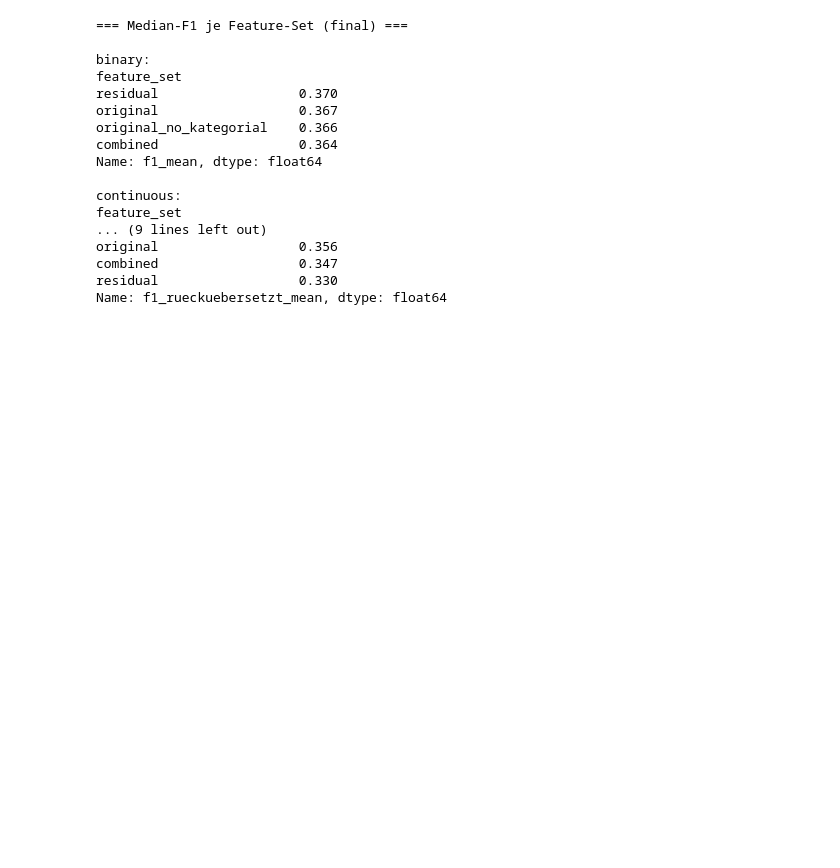
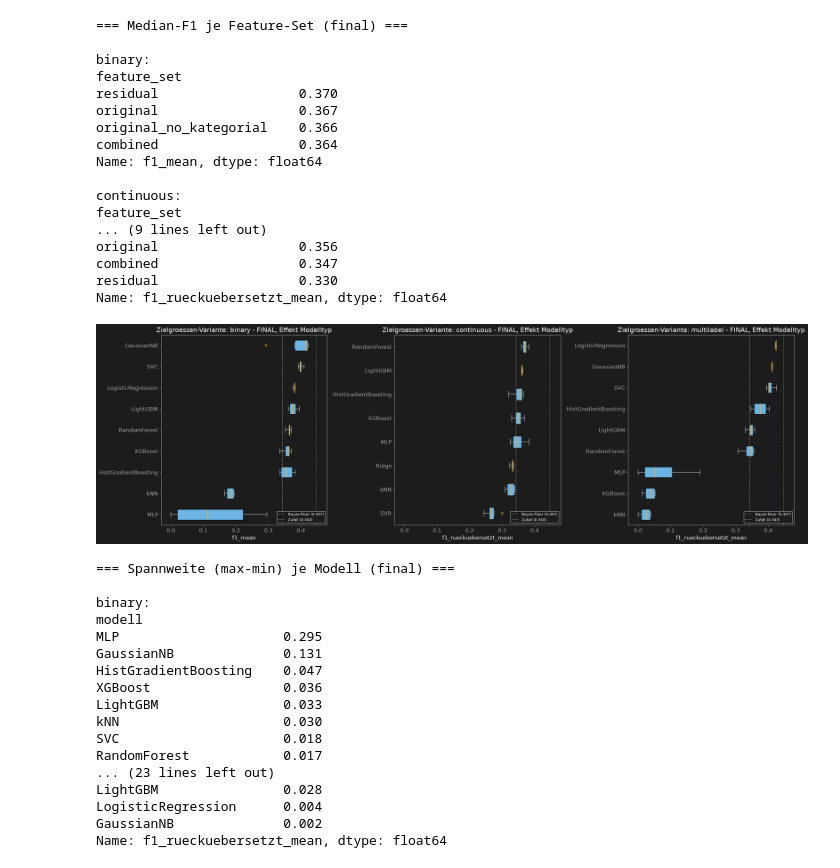
Before and after one commit to AwaTekoete/_MyExtrusionML_Synthetisch, a Jupyter notebook: notebooks/05_modeling_model_a.ipynb, the cells around one changed output. Cells and saved outputs as stored; diff of their text form; code cells hidden in the pictures; blank space fills up the shorter version.

Commit message:
feat: Grafik 3 final - class_weight-unsupported models (kNN, MLP) remain sole weak points

```diff
--- a/notebooks/05_modeling_model_a.ipynb
+++ b/notebooks/05_modeling_model_a.ipynb
@@ -1184,3 +1184,55 @@ original                  0.356
 combined                  0.347
 residual                  0.330
 Name: f1_rueckuebersetzt_mean, dtype: float64
+# %%
+# =============================================================================
+# Zelle 24 – Grafik 3 (FINAL): Effekt Modelltyp nach Sane-Default-Kalibrierung
+# =============================================================================
+fig, axes = plt.subplots(1, 3, figsize=(22, 7))
+
+for ax, (tv, metric_col) in zip(axes, primary_metric.items()):
+    sub = ergebnisse_final_df[ergebnisse_final_df["zielgroesse"] == tv]
+    modelle_sortiert = sub.groupby("modell")[metric_col].median().sort_values(ascending=True).index.tolist()
+    daten_je_modell = [sub[sub["modell"] == m][metric_col].values for m in modelle_sortiert]
+
+    bp = ax.boxplot(daten_je_modell, tick_labels=modelle_sortiert, patch_artist=True, vert=False, **BOXPLOT_STYLE)
+    for box in bp["boxes"]:
+        box.set_facecolor(COLOR_BLUE)
+
+    ax.axvline(BAYES_FLOOR, color=COLOR_GREEN, linestyle="--", linewidth=1.5, label=f"Bayes-Floor ({BAYES_FLOOR})")
+    ax.axvline(ZUFALLS_BASELINE, color=COLOR_TEXT_MUTED, linestyle=":", linewidth=1.5, label=f"Zufall ({ZUFALLS_BASELINE})")
+    ax.set_title(f"Zielgroessen-Variante: {tv} - FINAL, Effekt Modelltyp")
+    ax.set_xlabel(metric_col)
+    ax.set_xlim(-0.03, 0.48)
+    ax.legend(fontsize=8, loc="lower right")
+
+plt.tight_layout()
+save_figure(fig, "../reports/figures/05_ablation_effekt_modelltyp_final.png")
+plt.show()
+
+print("=== Spannweite (max-min) je Modell (final) ===")
+for tv, metric_col in primary_metric.items():
+    sub = ergebnisse_final_df[ergebnisse_final_df["zielgroesse"] == tv]
+    sub.groupby("modell")[metric_col].describe().to_csv(f"../reports/tables/05_ablation_effekt_modelltyp_{tv}_final.csv")
+    spannweite = sub.groupby("modell")[metric_col].agg(lambda x: x.max() - x.min()).sort_values(ascending=False)
+    print(f"\n{tv}:")
+    print(spannweite.round(3))
+# %% [output]
+[figure, added]
+=== Spannweite (max-min) je Modell (final) ===
+
+binary:
+modell
+MLP                     0.295
+GaussianNB              0.131
+HistGradientBoosting    0.047
+XGBoost                 0.036
+LightGBM                0.033
+kNN                     0.030
+SVC                     0.018
+RandomForest            0.017
+... (23 lines left out)
+LightGBM                0.028
+LogisticRegression      0.004
+GaussianNB              0.002
+Name: f1_rueckuebersetzt_mean, dtype: float64
```
Also changed, not shown: 4 other files.
